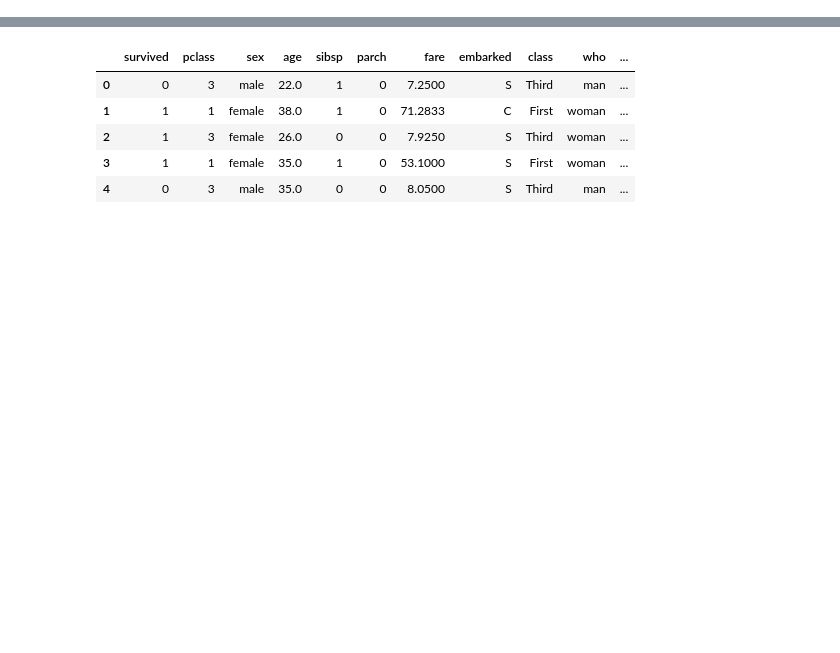
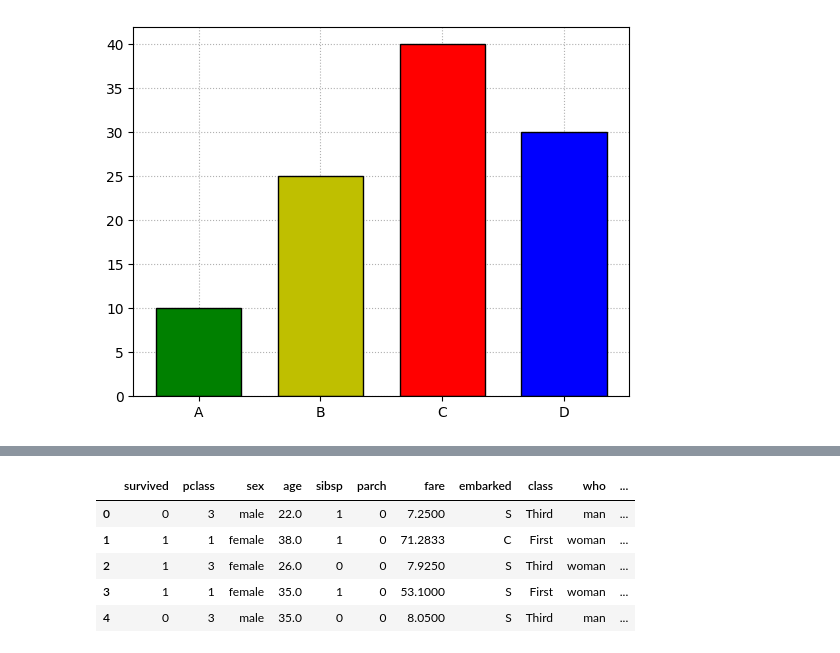
Before and after one commit to higa-daniel/mo839, a Jupyter notebook: lab04/lab04.ipynb, the cells around one changed output, grey strips where cells are left out. Cells and saved outputs as stored; diff of their text form; code cells hidden in the pictures; blank space fills up the shorter version.

```diff
--- a/lab04/lab04.ipynb
+++ b/lab04/lab04.ipynb
@@ -5,0 +48,18 @@ from sklearn.datasets import load_iris
+# %%
+# Barras
+dict_exemplo = { 'A' : 10,
+                 'B' : 25,
+                 'C' : 40,
+                 'D' : 30
+}
+
+fig, ax = plt.subplots()
+chaves  = dict_exemplo.keys()
+valores = dict_exemplo.values()
+
+
+ax.bar(chaves, valores, color=['g', 'y', 'r', 'b'], width=0.7, edgecolor='k');
+plt.grid(True, linestyle=':')
+ax.set_axisbelow(True)
+# %% [output]
+[figure, added]
```
Also changed, not shown: parts of 37 cells of this notebook, 1 other file.
